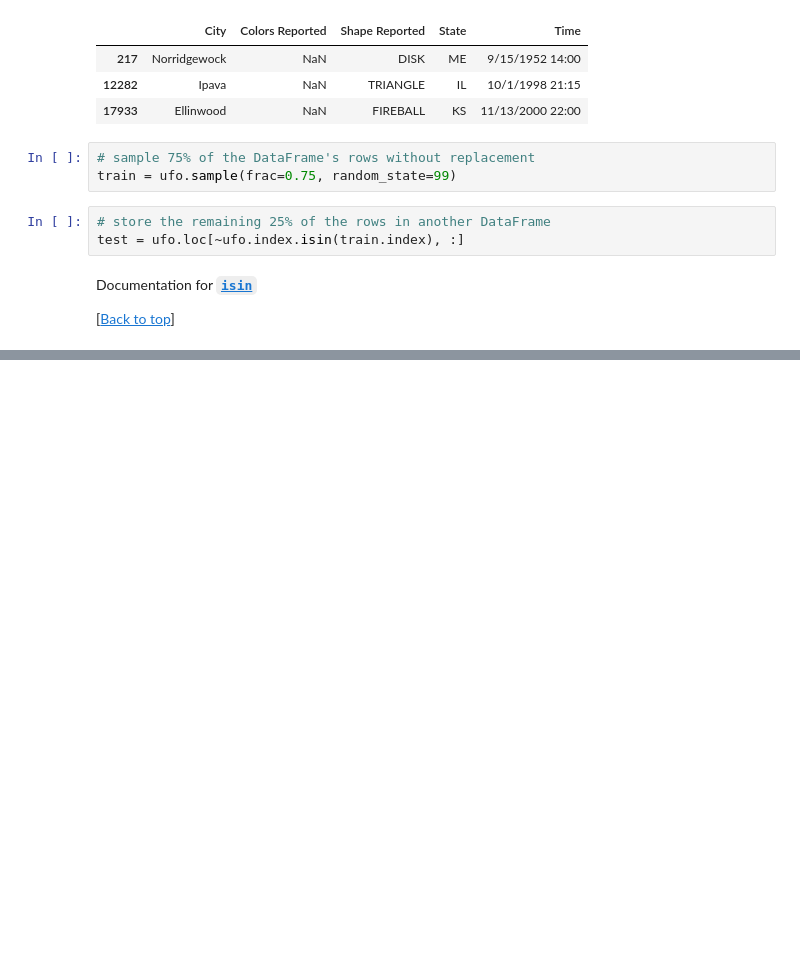
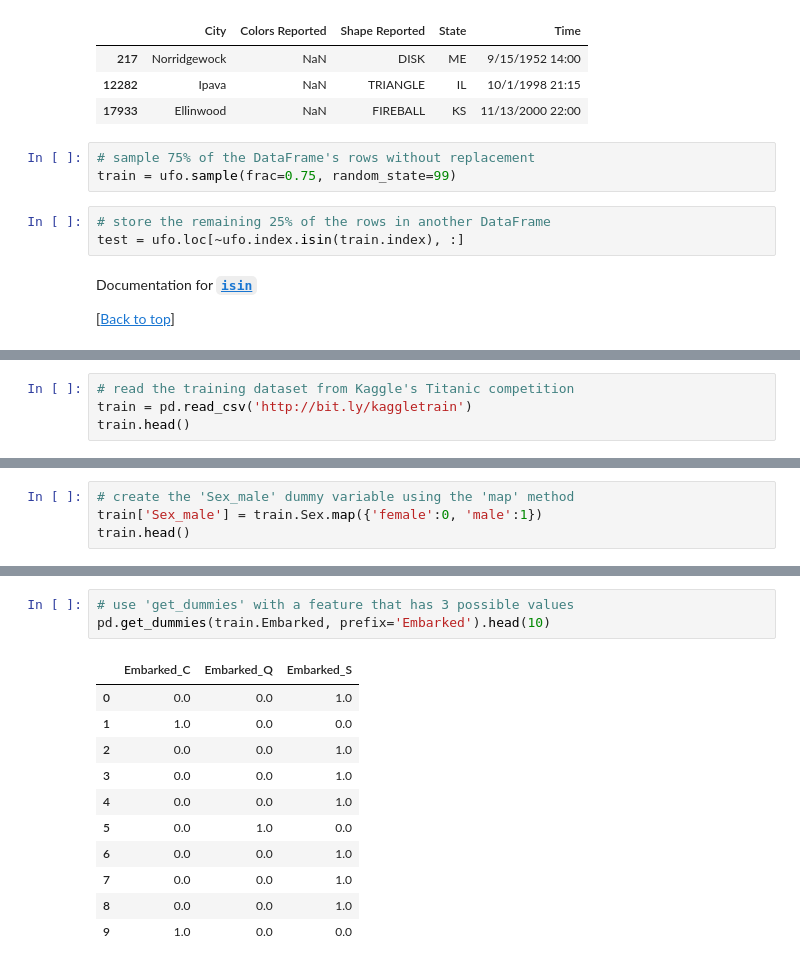
Before and after one commit to justmarkham/pandas-videos, a Jupyter notebook: pandas.ipynb, the cells around one changed output, grey strips where cells are left out. Saved outputs shown, nothing was run; the diff lists cells and outputs as text; blank space fills up the shorter version.

```diff
--- a/pandas.ipynb
+++ b/pandas.ipynb
@@ -2419,0 +2423,4 @@ Documentation for [**`isin`**](http://pandas.pydata.org/pandas-docs/stable/gener
+# %%
+# read the training dataset from Kaggle's Titanic competition
+train = pd.read_csv('http://bit.ly/kaggletrain')
+train.head()
@@ -2419,0 +2434,4 @@ Documentation for [**`isin`**](http://pandas.pydata.org/pandas-docs/stable/gener
+# %%
+# create the 'Sex_male' dummy variable using the 'map' method
+train['Sex_male'] = train.Sex.map({'female':0, 'male':1})
+train.head()
@@ -2419,0 +2482,15 @@ Documentation for [**`isin`**](http://pandas.pydata.org/pandas-docs/stable/gener
+# %%
+# use 'get_dummies' with a feature that has 3 possible values
+pd.get_dummies(train.Embarked, prefix='Embarked').head(10)
+# %% [output]
+|  | Embarked_C | Embarked_Q | Embarked_S |
+| 0 | 0.0 | 0.0 | 1.0 |
+| 1 | 1.0 | 0.0 | 0.0 |
+| 2 | 0.0 | 0.0 | 1.0 |
+| 3 | 0.0 | 0.0 | 1.0 |
+| 4 | 0.0 | 0.0 | 1.0 |
+| 5 | 0.0 | 1.0 | 0.0 |
+| 6 | 0.0 | 0.0 | 1.0 |
+| 7 | 0.0 | 0.0 | 1.0 |
+| 8 | 0.0 | 0.0 | 1.0 |
+| 9 | 1.0 | 0.0 | 0.0 |
```
Also changed, not shown: parts of 18 cells of this notebook, 1 other file.
